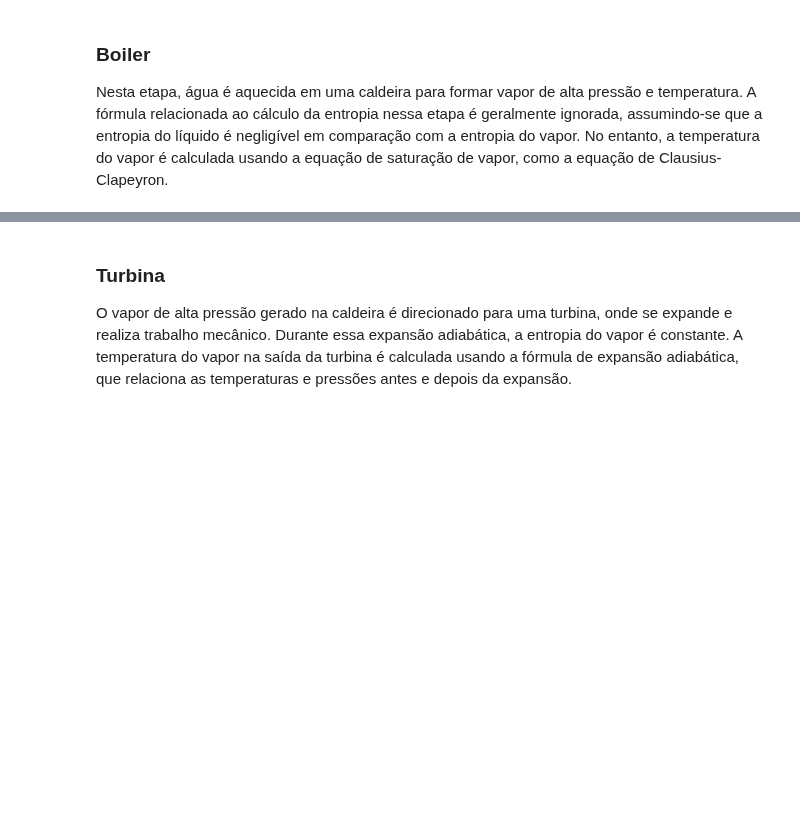
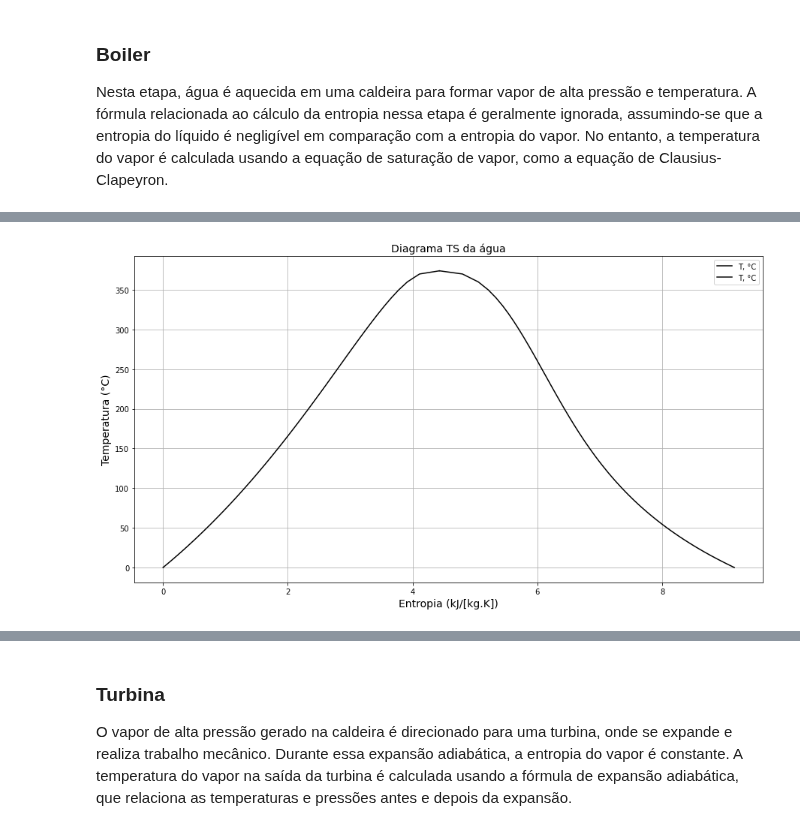
Before and after one commit to benetao/Termodinamica_Avancada, a Jupyter notebook: Desafio 4/Desafio_4_Termodinamica.ipynb, the cells around one changed output, grey strips where cells are left out. Saved outputs shown, nothing was run; the diff lists cells and outputs as text; code cells hidden in the pictures; blank space fills up the shorter version.

Commit message:
Desafio 4 em construção

```diff
--- a/Desafio 4/Desafio_4_Termodinamica.ipynb
+++ b/Desafio 4/Desafio_4_Termodinamica.ipynb
@@ -75,0 +57,13 @@ plt.show()
+# %%
+ARQUIVO_EXCEL = "Dados - Desafio 4/diagrama_TS - vapor table.xlsx" # Chamando o arquivo excel
+NOME_DA_PLANILHA_O = "Planilha 1" # Definindo a planila do arquivo xlsx que será utilizada
+LINHA_CABECALHO = 0  # Definindo quantas linhas de cabeçalho existem, considerando que a primeira linha é a número 0
+COLUNAS_CONTENDO_OS_DADOS = [0, 12, 13] # Definindo quais colunas utilizaremos para montar o data frame, considerando que a primeira coluna é a número 0
+
+df_TS = pd.read_excel( # Criando o Data Frame do diagrama TS da água
+    ARQUIVO_EXCEL,
+    header=LINHA_CABECALHO,
+    usecols=COLUNAS_CONTENDO_OS_DADOS,
+)
+
+df_TS.head()
@@ -75,0 +77,15 @@ plt.show()
+# %%
+fig = plt.figure(figsize=(15, 8))
+ax1 = fig.add_subplot(111)
+df_TS.plot('sf.1', 'T, °C', ax = ax1, c = 'black')
+df_TS.plot('sg.1', 'T, °C', ax = ax1, c = 'black')
+plt.xlabel('Entropia (kJ/[kg.K])', fontsize = 14)
+plt.ylabel('Temperatura (°C)', fontsize = 14)
+plt.title("Diagrama TS da água",
+          fontsize=14)
+
+plt.grid()
+
+plt.show()
+# %% [output]
+[figure, added]
```
Also changed, not shown: parts of 8 cells of this notebook, 2 other files.
